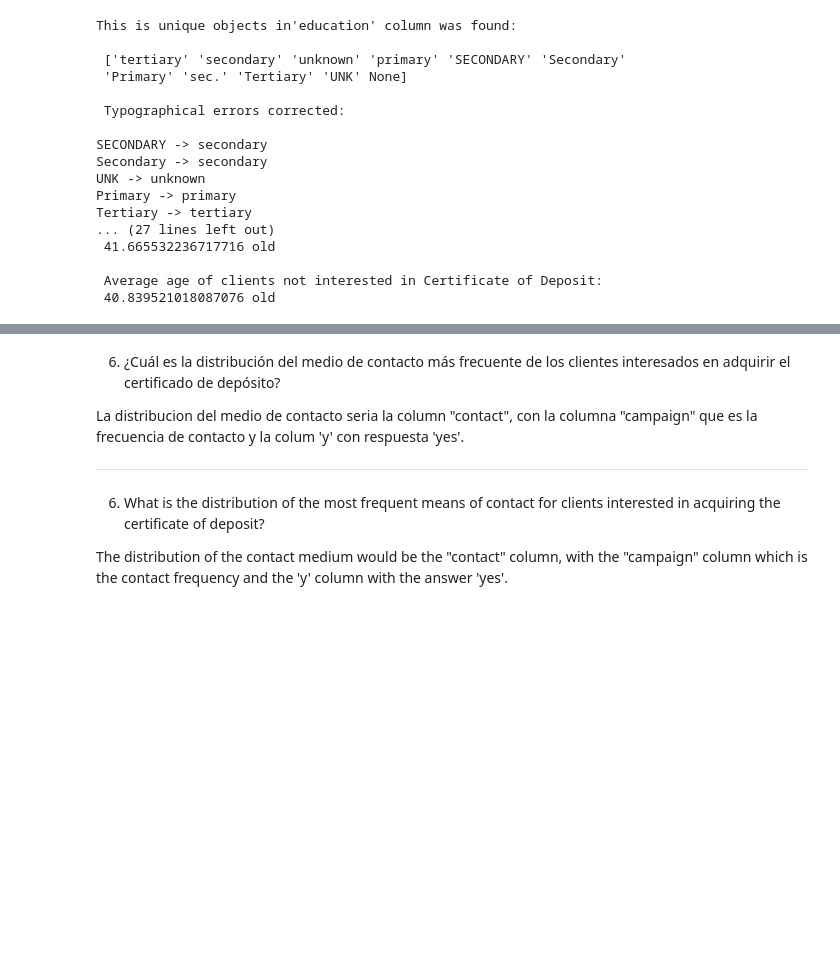
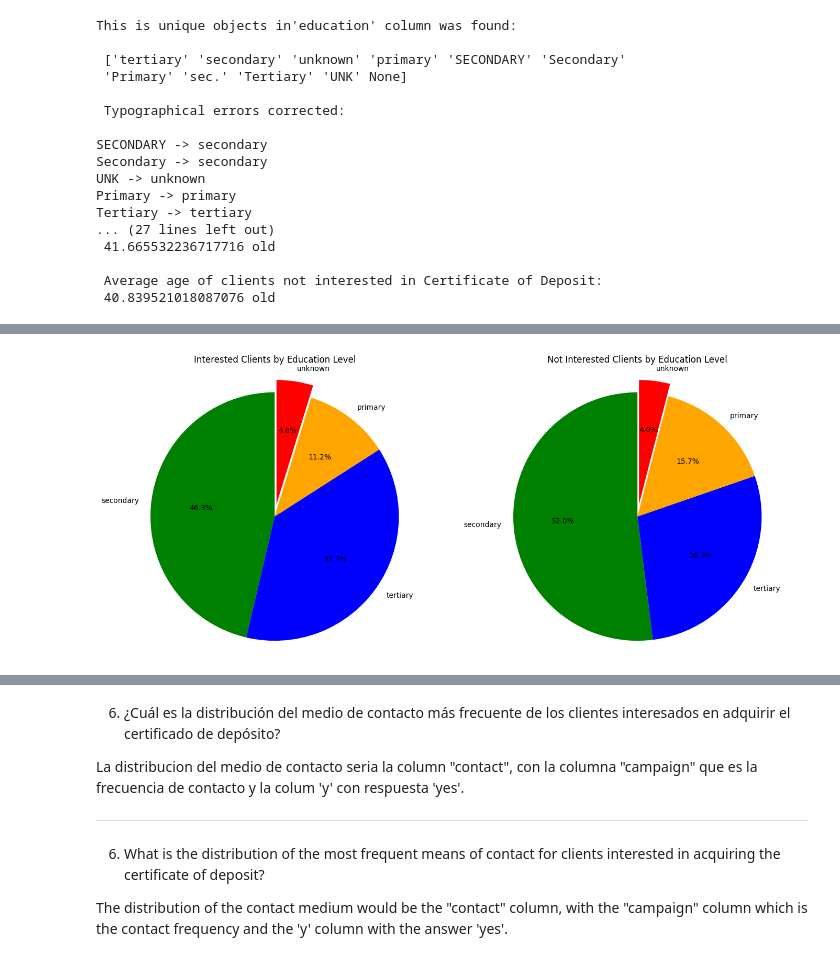
Before and after one commit to AndrewsJascoro/DataAnalyts_Mintic_Talento_Tech, a Jupyter notebook: Exercises_only_to_DA_class.ipynb, the cells around one changed output, grey strips where cells are left out. Drawn from its saved outputs; the diff is of its cells as text; code cells hidden in the pictures; blank space fills up the shorter version.

```diff
--- a/Exercises_only_to_DA_class.ipynb
+++ b/Exercises_only_to_DA_class.ipynb
@@ -801 +899,43 @@ Tertiary -> tertiary
+# %%
+# Made by Javier Coronado for the Talento Tech data analysis and visualization bootcamp, Mintic, Bogota, Colombia.
+import pandas as pd
+import matplotlib.pyplot as plt
+
+# 0. Load the data from the Parquet file
+parquet_file_path = "dataset_banco_1_2.parquet"
+df = pd.read_parquet(parquet_file_path)
+
+# 1. Filter the DataFrame for clients interested and not interested in the certificate of deposit
+interested_clients = df[df['y'] == 'yes']
+not_interested_clients = df[df['y'] == 'no']
+
+# 2. Count how many clients, based on education level, are interested and not interested
+interested_by_education = interested_clients['education'].value_counts()
+not_interested_by_education = not_interested_clients['education'].value_counts()
+
+# 3. Calculate the percentages
+interested_percentages = (interested_by_education / interested_by_education.sum()) * 100
+not_interested_percentages = (not_interested_by_education / not_interested_by_education.sum()) * 100
+
+# 4. Define explode values
+explode_values = [0] * len(interested_percentages)  # Initialize explode values with zeros
+explode_values[3] = 0.1  # Explode only the 'red' slice
+
+# 5. Plot the pie chart for interested clients
+plt.figure(figsize=(14, 6))  # Increase the width to accommodate both pie charts
+plt.subplot(1, 2, 1)  # Create subplot for the first pie chart
+plt.pie(interested_percentages, labels=interested_percentages.index, autopct='%1.1f%%', startangle=90, colors=['green', 'blue', 'orange', 'red', 'purple'], explode=explode_values)
+plt.title('Interested Clients by Education Level')
+plt.axis('equal')  # Equal aspect ratio ensures that pie is drawn as a circle
+
+# 6. Plot the pie chart for not interested clients
+plt.subplot(1, 2, 2)  # Create subplot for the second pie chart
+plt.pie(not_interested_percentages, labels=not_interested_percentages.index, autopct='%1.1f%%', startangle=90, colors=['green', 'blue', 'orange', 'red', 'purple'], explode=explode_values)
+plt.title('Not Interested Clients by Education Level')
+plt.axis('equal')  # Equal aspect ratio ensures that pie is drawn as a circle
+
+plt.tight_layout()  # Adjust layout to prevent overlapping
+plt.show()
+# %% [output]
+[figure, added]
 # %%
```
Also changed, not shown: parts of 28 cells of this notebook.
